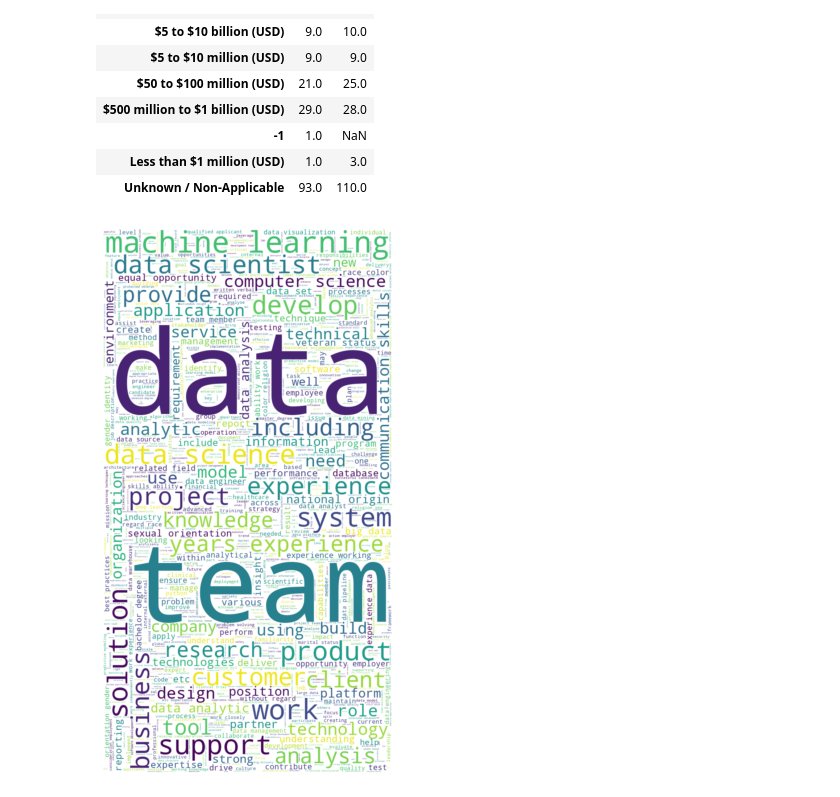
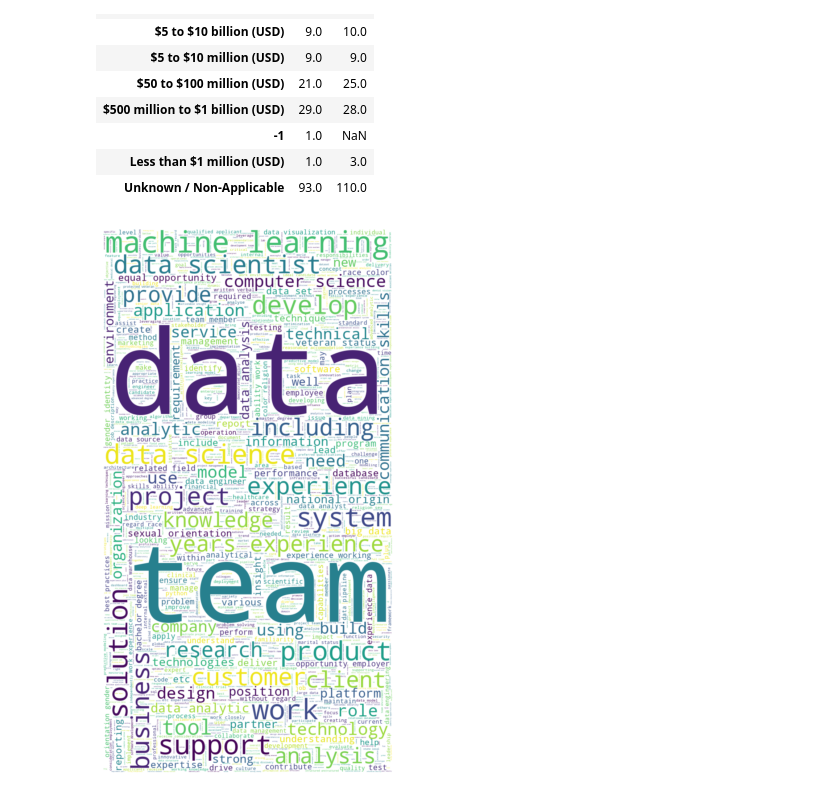
Before and after one commit to alexanderpelaezj/ds_salary_proj, a Jupyter notebook: EDA.ipynb, the cells around one changed output. Drawn from its saved outputs; the diff is of its cells as text; code cells hidden in the pictures.

```diff
--- a/EDA.ipynb
+++ b/EDA.ipynb
@@ -462,27 +462,27 @@ from nltk.tokenize import word_tokenize
 # %%
 words = " ".join(df['Job Description'])
 
 def punctuation_stop(text):
     '''Remove punctuation and stop words'''
     filtered = []
     stop_words = set(stopwords.words('english'))
     word_tokens = word_tokenize(text)
     for w in word_tokens:
         if w not in stop_words and w.isalpha():
             filtered.append(w.lower())
     return filtered
 
 words_filtered = punctuation_stop(words)
 
 text = " ".join([ele for ele in words_filtered])
 
 wc = WordCloud(background_color = 'white', random_state = 1, stopwords = STOPWORDS,
-              max_words = 1000, width = 800, height = 1500)
+              max_words = 2000, width = 800, height = 1500)
 wc.generate(text)
 
 plt.figure(figsize=[10,10])
 plt.imshow(wc, interpolation='bilinear')
 plt.axis('off')
 plt.show()
 # %% [output]
-[figure, old version]
+[figure, new version]
```
Also changed, not shown: 2 other files.
